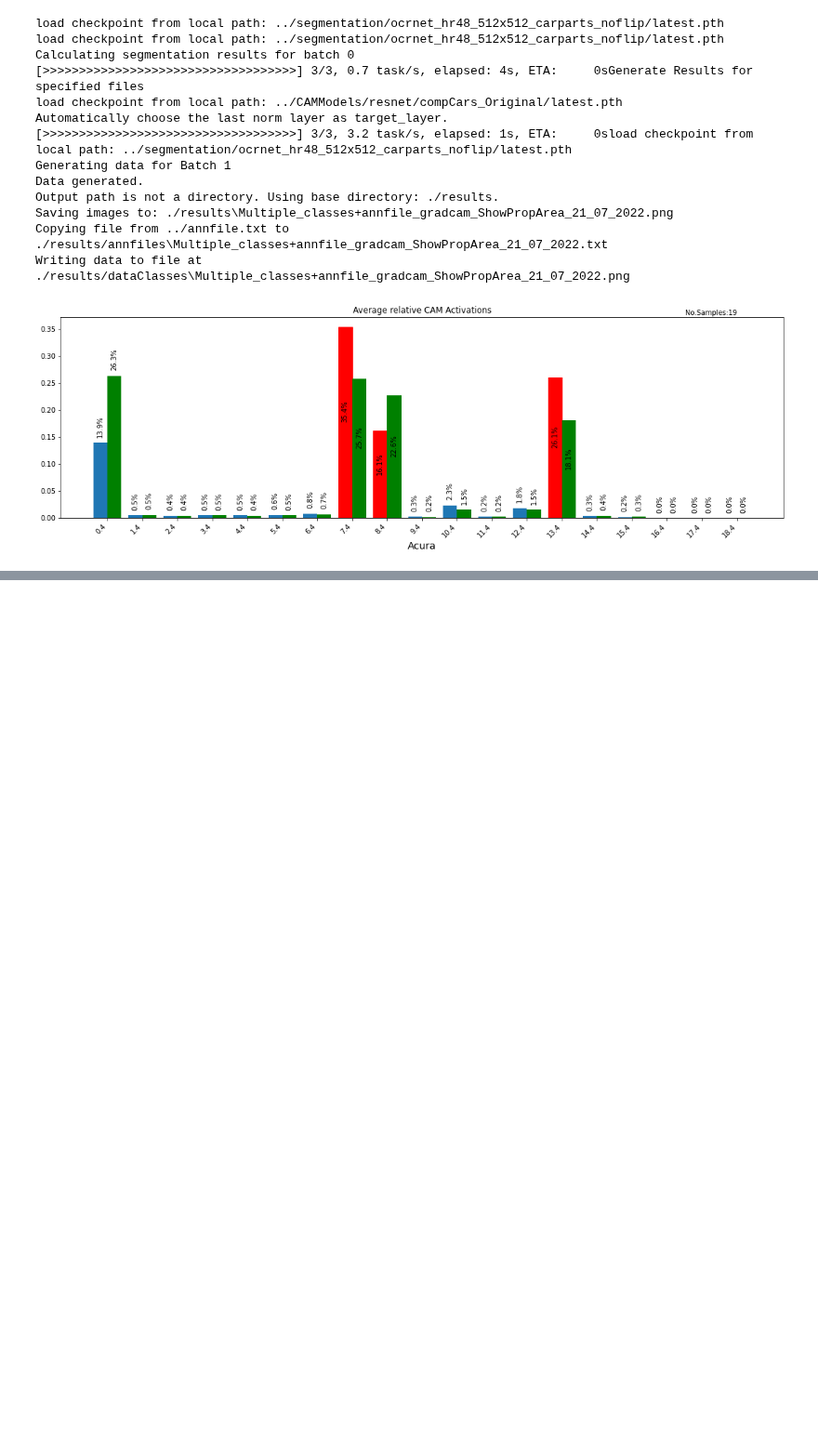
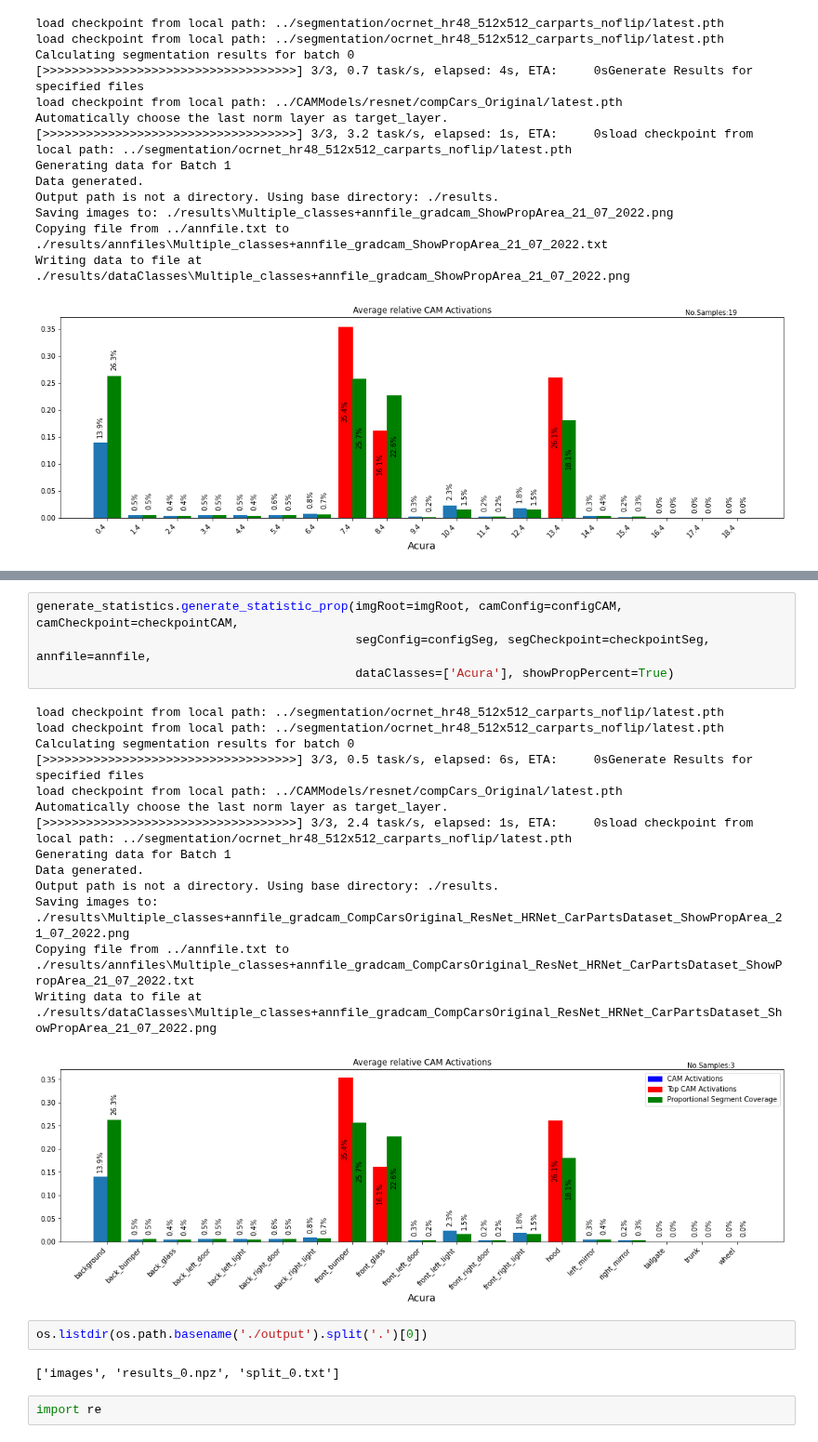
Before and after one commit to L1nusB/XAI-Vehicle-Classification, a Jupyter notebook: notebooks/NewSegmentation.ipynb, the cells around one changed output, grey strips where cells are left out. Shown at 93% size. Saved outputs shown, nothing was run; the diff lists cells and outputs as text; blank space fills up the shorter version.

```diff
--- a/notebooks/NewSegmentation.ipynb
+++ b/notebooks/NewSegmentation.ipynb
@@ -206,0 +198,25 @@ with np.load('./output/results_0.npz') as p:
+# %%
+generate_statistics.generate_statistic_prop(imgRoot=imgRoot, camConfig=configCAM, camCheckpoint=checkpointCAM,
+                                            segConfig=configSeg, segCheckpoint=checkpointSeg, annfile=annfile,
+                                            dataClasses=['Acura'], showPropPercent=True)
+# %% [output]
+load checkpoint from local path: ../segmentation/ocrnet_hr48_512x512_carparts_noflip/latest.pth
+load checkpoint from local path: ../segmentation/ocrnet_hr48_512x512_carparts_noflip/latest.pth
+Calculating segmentation results for batch 0
+[>>>>>>>>>>>>>>>>>>>>>>>>>>>>>>>>>>>] 3/3, 0.5 task/s, elapsed: 6s, ETA:     0sGenerate Results for specified files
+load checkpoint from local path: ../CAMModels/resnet/compCars_Original/latest.pth
+Automatically choose the last norm layer as target_layer.
+[>>>>>>>>>>>>>>>>>>>>>>>>>>>>>>>>>>>] 3/3, 2.4 task/s, elapsed: 1s, ETA:     0sload checkpoint from local path: ../segmentation/ocrnet_hr48_512x512_carparts_noflip/latest.pth
+Generating data for Batch 1
+Data generated.
+Output path is not a directory. Using base directory: ./results.
+Saving images to: ./results\Multiple_classes+annfile_gradcam_CompCarsOriginal_ResNet_HRNet_CarPartsDataset_ShowPropArea_21_07_2022.png
+Copying file from ../annfile.txt to ./results/annfiles\Multiple_classes+annfile_gradcam_CompCarsOriginal_ResNet_HRNet_CarPartsDataset_ShowPropArea_21_07_2022.txt
+Writing data to file at ./results/dataClasses\Multiple_classes+annfile_gradcam_CompCarsOriginal_ResNet_HRNet_CarPartsDataset_ShowPropArea_21_07_2022.png
+[figure, added]
+# %%
+os.listdir(os.path.basename('./output').split('.')[0])
+# %% [output]
+['images', 'results_0.npz', 'split_0.txt']
+# %%
+import re
```
Also changed, not shown: parts of 14 cells of this notebook, 3 other files.
